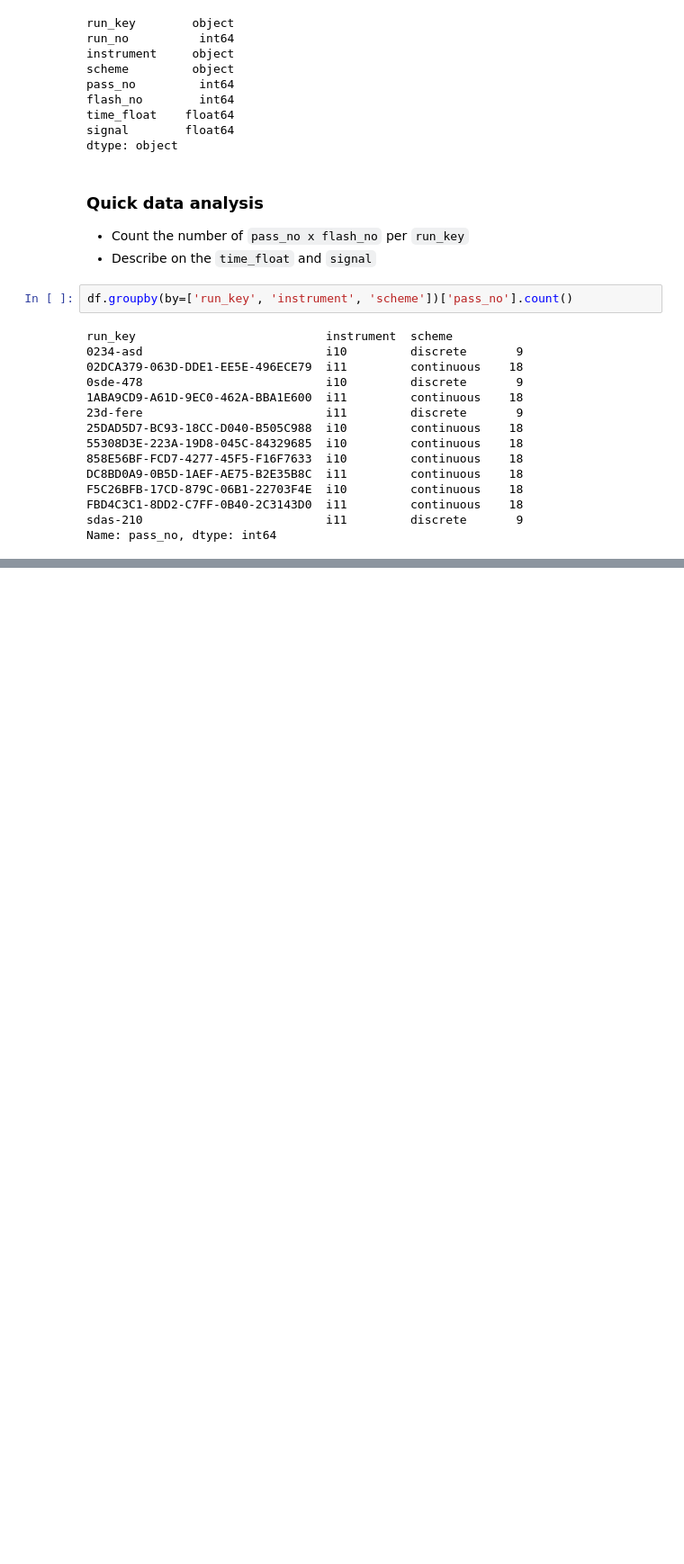
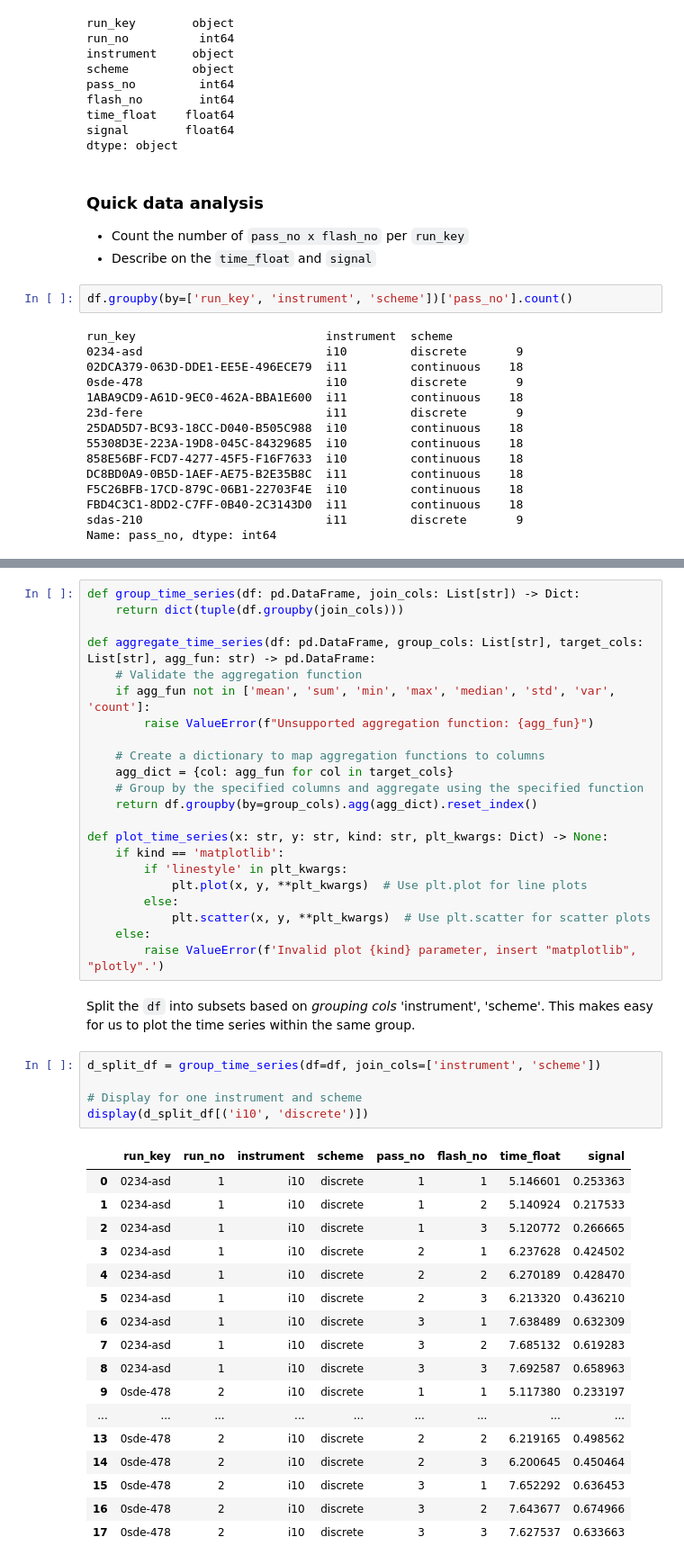
Before and after one commit to tabsa/Data_visualization_manipulation, a Jupyter notebook: plotting_time_series.ipynb, the cells around one changed output, grey strips where cells are left out. Shown: that part at 90% size. Cells and saved outputs as stored; diff of their text form; blank space fills up the shorter version.

```diff
--- a/plotting_time_series.ipynb
+++ b/plotting_time_series.ipynb
@@ -86,0 +92,47 @@ df.groupby(by=['instrument', 'scheme'])[['time_float', 'signal']].describe() # A
+# %%
+def group_time_series(df: pd.DataFrame, join_cols: List[str]) -> Dict:
+    return dict(tuple(df.groupby(join_cols)))
+
+def aggregate_time_series(df: pd.DataFrame, group_cols: List[str], target_cols: List[str], agg_fun: str) -> pd.DataFrame:
+    # Validate the aggregation function
+    if agg_fun not in ['mean', 'sum', 'min', 'max', 'median', 'std', 'var', 'count']:
+        raise ValueError(f"Unsupported aggregation function: {agg_fun}")
+
+    # Create a dictionary to map aggregation functions to columns
+    agg_dict = {col: agg_fun for col in target_cols}
+    # Group by the specified columns and aggregate using the specified function
+    return df.groupby(by=group_cols).agg(agg_dict).reset_index()
+
+def plot_time_series(x: str, y: str, kind: str, plt_kwargs: Dict) -> None:
+    if kind == 'matplotlib':
+        if 'linestyle' in plt_kwargs:
+            plt.plot(x, y, **plt_kwargs)  # Use plt.plot for line plots
+        else:
+            plt.scatter(x, y, **plt_kwargs)  # Use plt.scatter for scatter plots
+    else:
+        raise ValueError(f'Invalid plot {kind} parameter, insert "matplotlib", "plotly".')
+# %% [markdown]
+Split the `df` into subsets based on *grouping cols* 'instrument', 'scheme'. This makes easy for us to plot the time series within the same group.
+# %%
+d_split_df = group_time_series(df=df, join_cols=['instrument', 'scheme'])
+
+# Display for one instrument and scheme
+display(d_split_df[('i10', 'discrete')])
+# %% [output]
+|  | run_key | run_no | instrument | scheme | pass_no | flash_no | time_float | signal |
+| 0 | 0234-asd | 1 | i10 | discrete | 1 | 1 | 5.146601 | 0.253363 |
+| 1 | 0234-asd | 1 | i10 | discrete | 1 | 2 | 5.140924 | 0.217533 |
+| 2 | 0234-asd | 1 | i10 | discrete | 1 | 3 | 5.120772 | 0.266665 |
+| 3 | 0234-asd | 1 | i10 | discrete | 2 | 1 | 6.237628 | 0.424502 |
+| 4 | 0234-asd | 1 | i10 | discrete | 2 | 2 | 6.270189 | 0.428470 |
+| 5 | 0234-asd | 1 | i10 | discrete | 2 | 3 | 6.213320 | 0.436210 |
+| 6 | 0234-asd | 1 | i10 | discrete | 3 | 1 | 7.638489 | 0.632309 |
+| 7 | 0234-asd | 1 | i10 | discrete | 3 | 2 | 7.685132 | 0.619283 |
+| 8 | 0234-asd | 1 | i10 | discrete | 3 | 3 | 7.692587 | 0.658963 |
+| 9 | 0sde-478 | 2 | i10 | discrete | 1 | 1 | 5.117380 | 0.233197 |
+| ... | ... | ... | ... | ... | ... | ... | ... | ... |
+| 13 | 0sde-478 | 2 | i10 | discrete | 2 | 2 | 6.219165 | 0.498562 |
+| 14 | 0sde-478 | 2 | i10 | discrete | 2 | 3 | 6.200645 | 0.450464 |
+| 15 | 0sde-478 | 2 | i10 | discrete | 3 | 1 | 7.652292 | 0.636453 |
+| 16 | 0sde-478 | 2 | i10 | discrete | 3 | 2 | 7.643677 | 0.674966 |
+| 17 | 0sde-478 | 2 | i10 | discrete | 3 | 3 | 7.627537 | 0.633663 |
```
Also changed, not shown: parts of 13 cells of this notebook.
